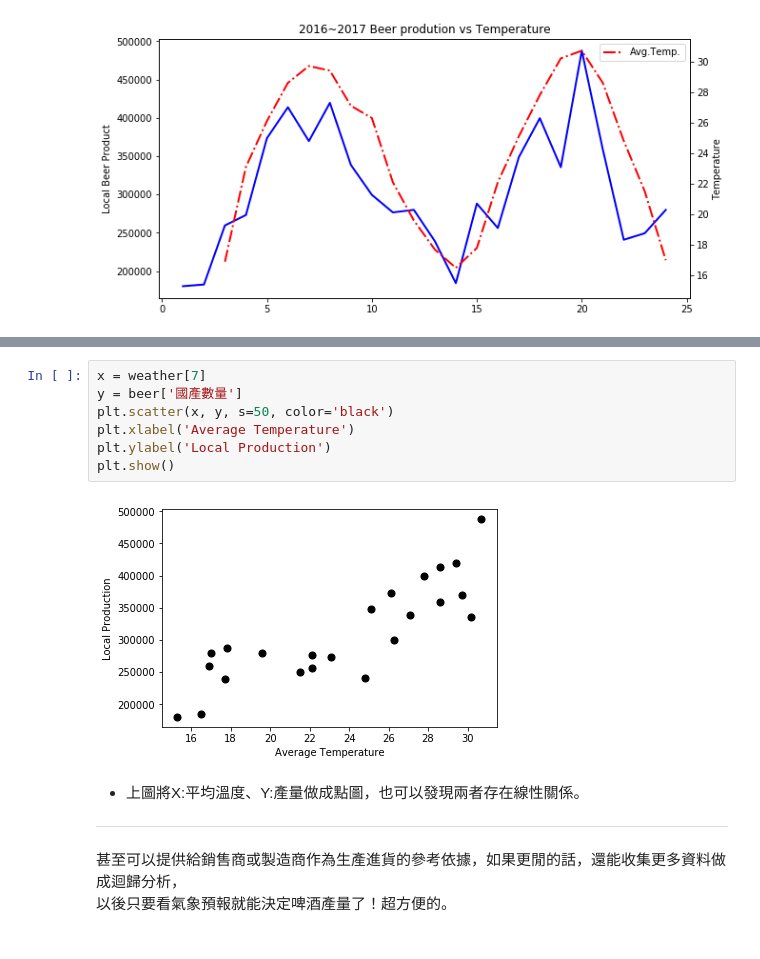
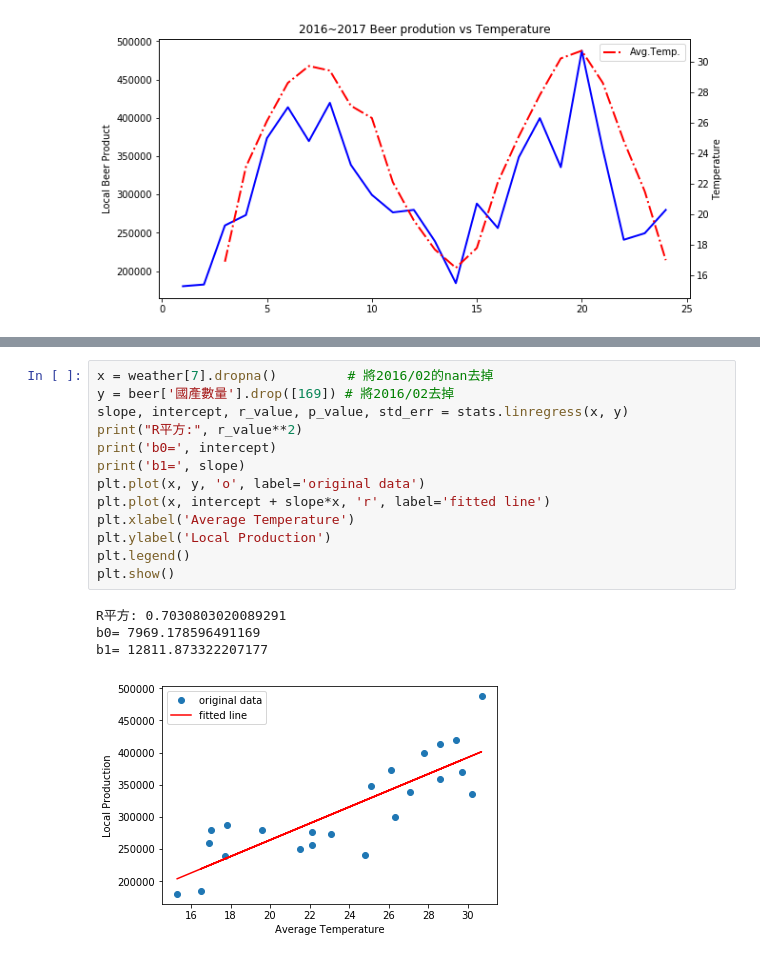
Before and after one commit to tachungco/Beer-Weather-Analysis, a Jupyter notebook: Analysis.ipynb, the cells around one changed output, grey strips where cells are left out. Cells and saved outputs as stored; diff of their text form.

```diff
--- a/Analysis.ipynb
+++ b/Analysis.ipynb
@@ -183,16 +189,18 @@ plt.show()
-# %%
-x = weather[7]
-y = beer['國產數量']
-plt.scatter(x, y, s=50, color='black')
-plt.xlabel('Average Temperature')
-plt.ylabel('Local Production')
-plt.show()
-# %% [output]
-[figure, removed]
-# %% [markdown]
-- 上圖將X:平均溫度、Y:產量做成點圖，也可以發現兩者存在線性關係。
-
-----
-
-甚至可以提供給銷售商或製造商作為生產進貨的參考依據，如果更閒的話，還能收集更多資料做成迴歸分析，
-以後只要看氣象預報就能決定啤酒產量了！超方便的。
+# %%
+x = weather[7].dropna()         # 將2016/02的nan去掉
+y = beer['國產數量'].drop([169]) # 將2016/02去掉
+slope, intercept, r_value, p_value, std_err = stats.linregress(x, y)
+print("R平方:", r_value**2)
+print('b0=', intercept)
+print('b1=', slope)
+plt.plot(x, y, 'o', label='original data')
+plt.plot(x, intercept + slope*x, 'r', label='fitted line')
+plt.xlabel('Average Temperature')
+plt.ylabel('Local Production')
+plt.legend()
+plt.show()
+# %% [output]
+R平方: 0.7030803020089291
+b0= 7969.178596491169
+b1= 12811.873322207177
+[figure, added]
```
Also changed, not shown: parts of 3 cells of this notebook.
